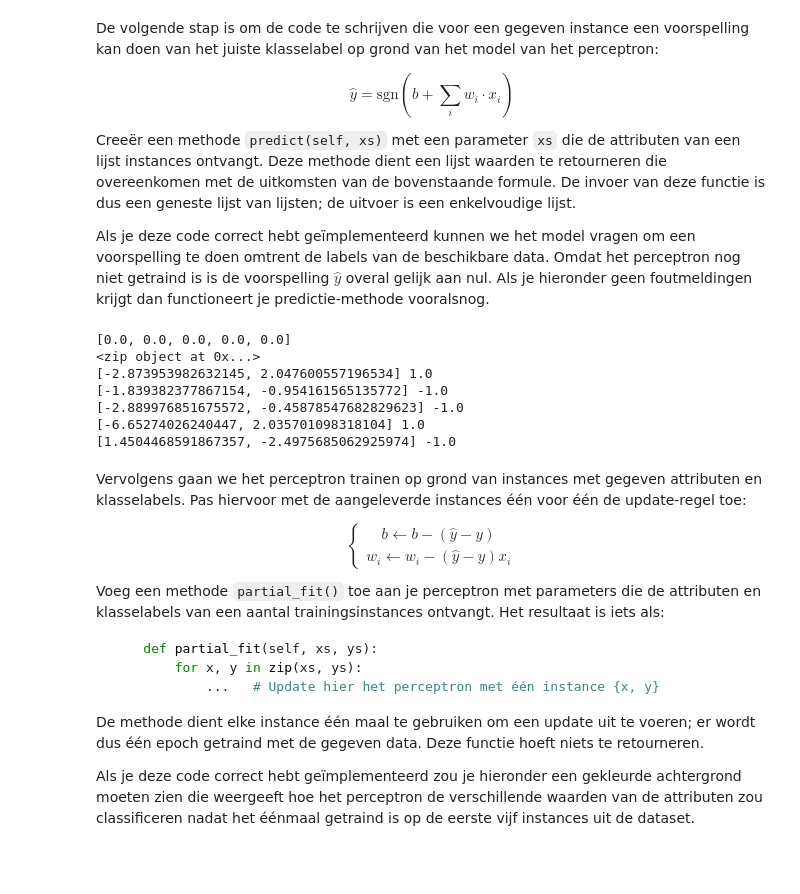
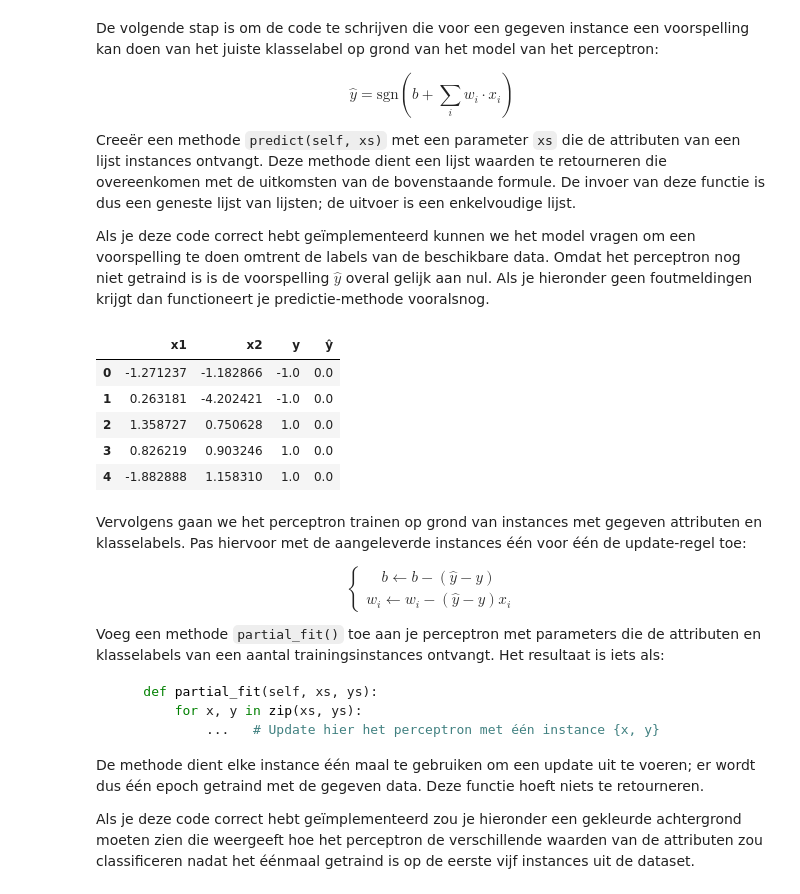
Before and after one commit to LukaStein/Minor_Advanced_Datamining, a Jupyter notebook: AdvancedDataMining/H1/Werkcollege_v2324-H1.ipynb, the cells around one changed output. Drawn from its saved outputs; the diff is of its cells as text; code cells hidden in the pictures; blank space fills up the shorter version.

Commit message:
Working basic perceptron.

```diff
--- a/AdvancedDataMining/H1/Werkcollege_v2324-H1.ipynb
+++ b/AdvancedDataMining/H1/Werkcollege_v2324-H1.ipynb
@@ -169,17 +169,15 @@ Als je deze code correct hebt geïmplementeerd kunnen we het model vragen om een
 # %%
 my_perceptron = model.Perceptron(dim=2)
 #print(xs) # index 0 is x1 en index 1 is x2
 yhats : list = my_perceptron.predict(xs) # ys is short for yhats
 DataFrame(xs, columns=['x1', 'x2']).assign(y=ys, ŷ=yhats).head()
-my_perceptron.partial_fit(xs[:5], ys[:5])
 # %% [output]
-[0.0, 0.0, 0.0, 0.0, 0.0]
-<zip object at 0x...>
-[-2.873953982632145, 2.047600557196534] 1.0
-[-1.839382377867154, -0.954161565135772] -1.0
-[-2.889976851675572, -0.45878547682829623] -1.0
-[-6.65274026240447, 2.035701098318104] 1.0
-[1.4504468591867357, -2.4975685062925974] -1.0
+|  | x1 | x2 | y | ŷ |
+| 0 | -1.271237 | -1.182866 | -1.0 | 0.0 |
+| 1 | 0.263181 | -4.202421 | -1.0 | 0.0 |
+| 2 | 1.358727 | 0.750628 | 1.0 | 0.0 |
+| 3 | 0.826219 | 0.903246 | 1.0 | 0.0 |
+| 4 | -1.882888 | 1.158310 | 1.0 | 0.0 |
 # %% [markdown]
 Vervolgens gaan we het perceptron trainen op grond van instances met gegeven attributen en klasselabels. Pas hiervoor met de aangeleverde instances één voor één de update-regel toe:
 
```
Also changed, not shown: parts of 4 cells of this notebook, 1 other file.
